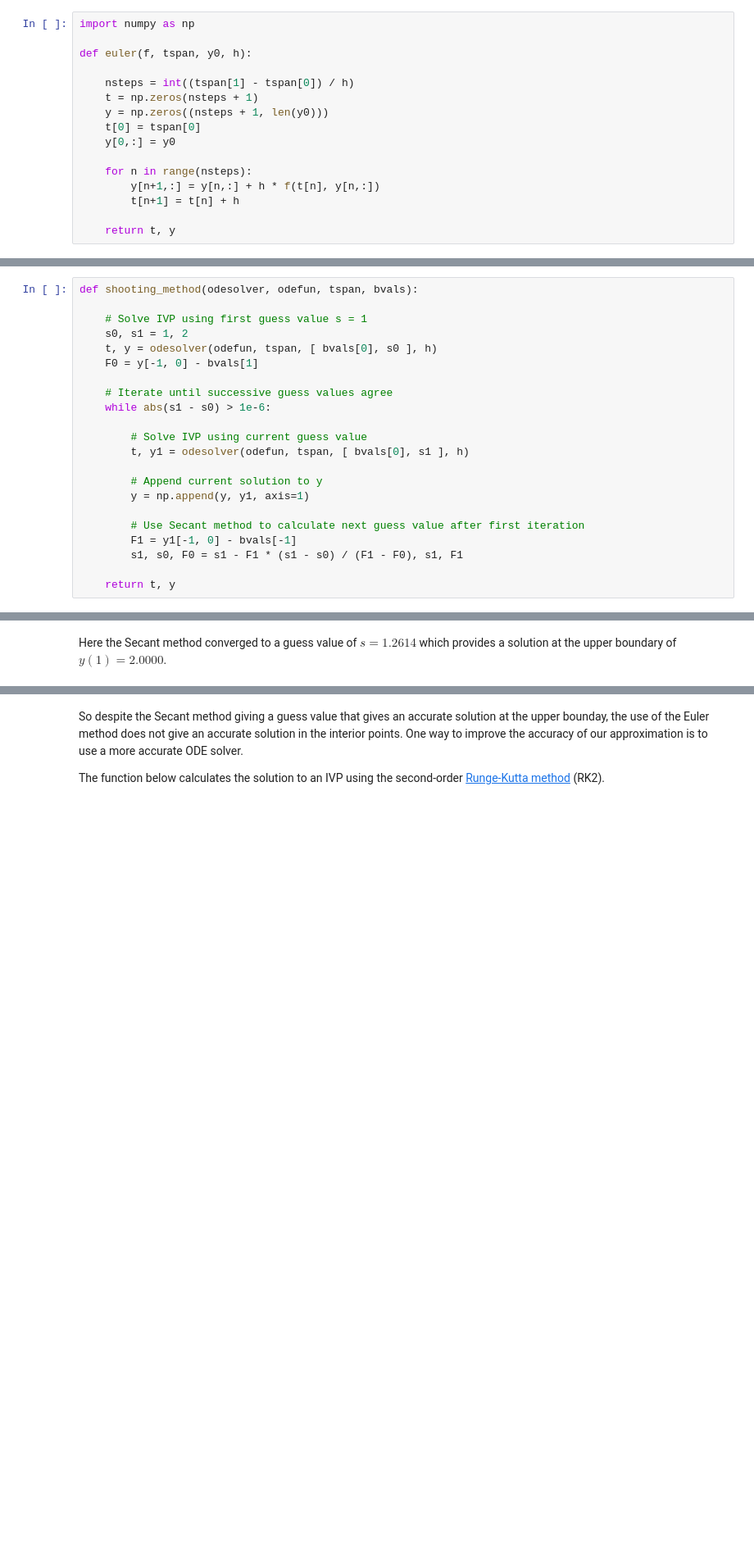
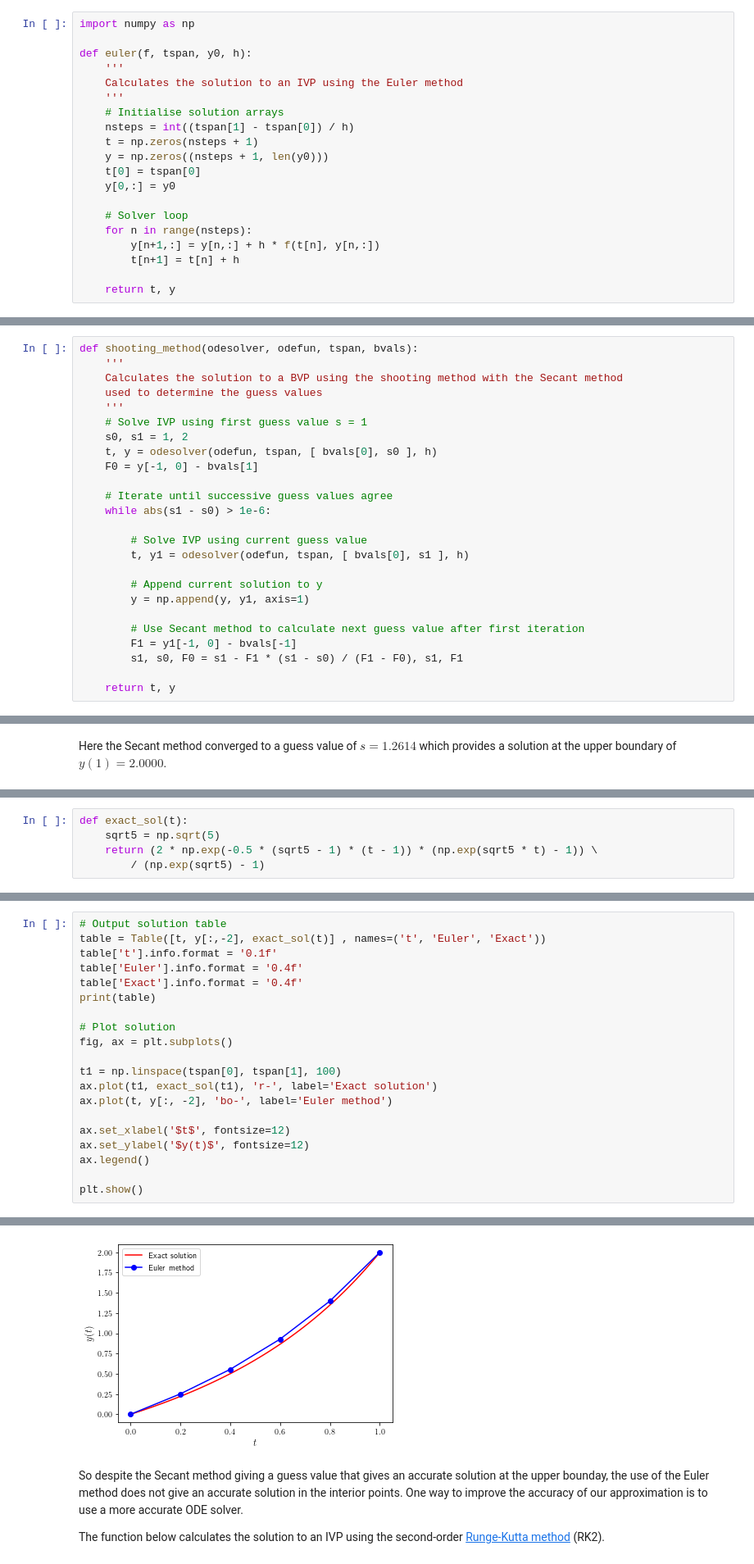
Before and after one commit to drjonshiach/ODEs, a Jupyter notebook: Python/boundary_value_problems.ipynb, the cells around one changed output, grey strips where cells are left out. Shown: that part at 82% size. Cells and saved outputs as stored; diff of their text form; blank space fills up the shorter version.

```diff
--- a/Python/boundary_value_problems.ipynb
+++ b/Python/boundary_value_problems.ipynb
@@ -47,13 +57,17 @@ The function defined below calculates the solution to an IVP using the Euler met
 import numpy as np
 
 def euler(f, tspan, y0, h):
-
+    '''
+    Calculates the solution to an IVP using the Euler method
+    '''
+    # Initialise solution arrays
     nsteps = int((tspan[1] - tspan[0]) / h)
     t = np.zeros(nsteps + 1)
     y = np.zeros((nsteps + 1, len(y0)))
     t[0] = tspan[0]
     y[0,:] = y0
 
+    # Solver loop
     for n in range(nsteps):
         y[n+1,:] = y[n,:] + h * f(t[n], y[n,:])
         t[n+1] = t[n] + h
@@ -152,7 +167,10 @@ and use the Secant method to calculate $s$.
 The function defined below solves a BVP using the shooting method with the Secant method to calculate an improved guess value using two starting guess values of $s=1$ and $s=2$. The input arguments `odesolver`, `odefun`, `tspan` and `bval` specifies the IVP solver, the ODE function, the lower and upper boundaries of the $t$ domain and the boundary values. The variables `s1`, `s0`, `F1` and `F0` denote $s_{i}$, $s_{i-1}$, $F(s_i)$ and $F(s_{i-1})$ respectively and the Secant method is iterated until $|s_{i} - s_{i-1}| \leq 10^{-6}$.
 # %%
 def shooting_method(odesolver, odefun, tspan, bvals):
-
+    '''
+    Calculates the solution to a BVP using the shooting method with the Secant method
+    used to determine the guess values
+    '''
     # Solve IVP using first guess value s = 1
     s0, s1 = 1, 2
     t, y = odesolver(odefun, tspan, [ bvals[0], s0 ], h)
@@ -247,0 +246,5 @@ plt.show()
+# %%
+def exact_sol(t):
+    sqrt5 = np.sqrt(5)
+    return (2 * np.exp(-0.5 * (sqrt5 - 1) * (t - 1)) * (np.exp(sqrt5 * t) - 1)) \
+        / (np.exp(sqrt5) - 1)
@@ -247,0 +253,21 @@ plt.show()
+# %%
+# Output solution table
+table = Table([t, y[:,-2], exact_sol(t)] , names=('t', 'Euler', 'Exact'))
+table['t'].info.format = '0.1f'
+table['Euler'].info.format = '0.4f'
+table['Exact'].info.format = '0.4f'
+print(table)
+
+# Plot solution
+fig, ax = plt.subplots()
+
+t1 = np.linspace(tspan[0], tspan[1], 100)
+ax.plot(t1, exact_sol(t1), 'r-', label='Exact solution')
+ax.plot(t, y[:, -2], 'bo-', label='Euler method')
+
+ax.set_xlabel('$t$', fontsize=12)
+ax.set_ylabel('$y(t)$', fontsize=12)
+ax.legend()
+
+plt.show()
+# %% [output]
@@ -248,3 +282,4 @@ plt.show()
+[figure, added]
 # %% [markdown]
 So despite the Secant method giving a guess value that gives an accurate solution at the upper bounday, the use of the Euler method does not give an accurate solution in the interior points. One way to improve the accuracy of our approximation is to use a more accurate ODE solver.
 
```
Also changed, not shown: parts of 23 cells of this notebook, 5 other files.
